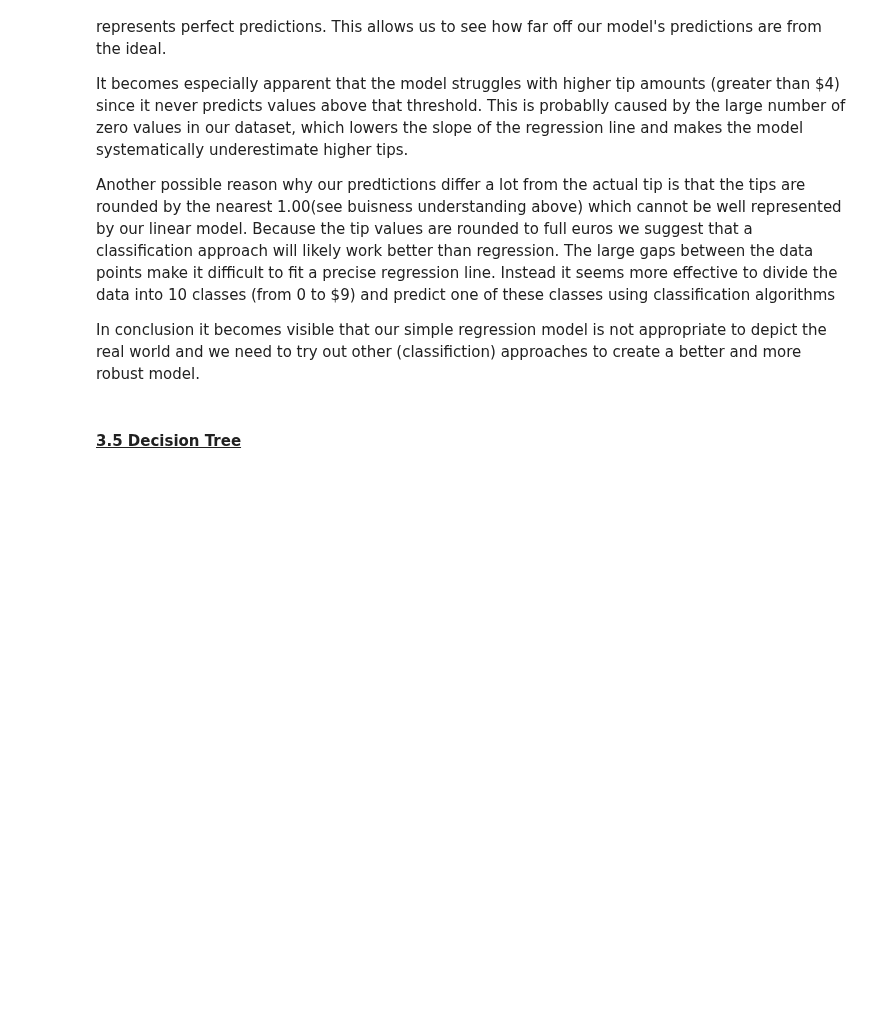
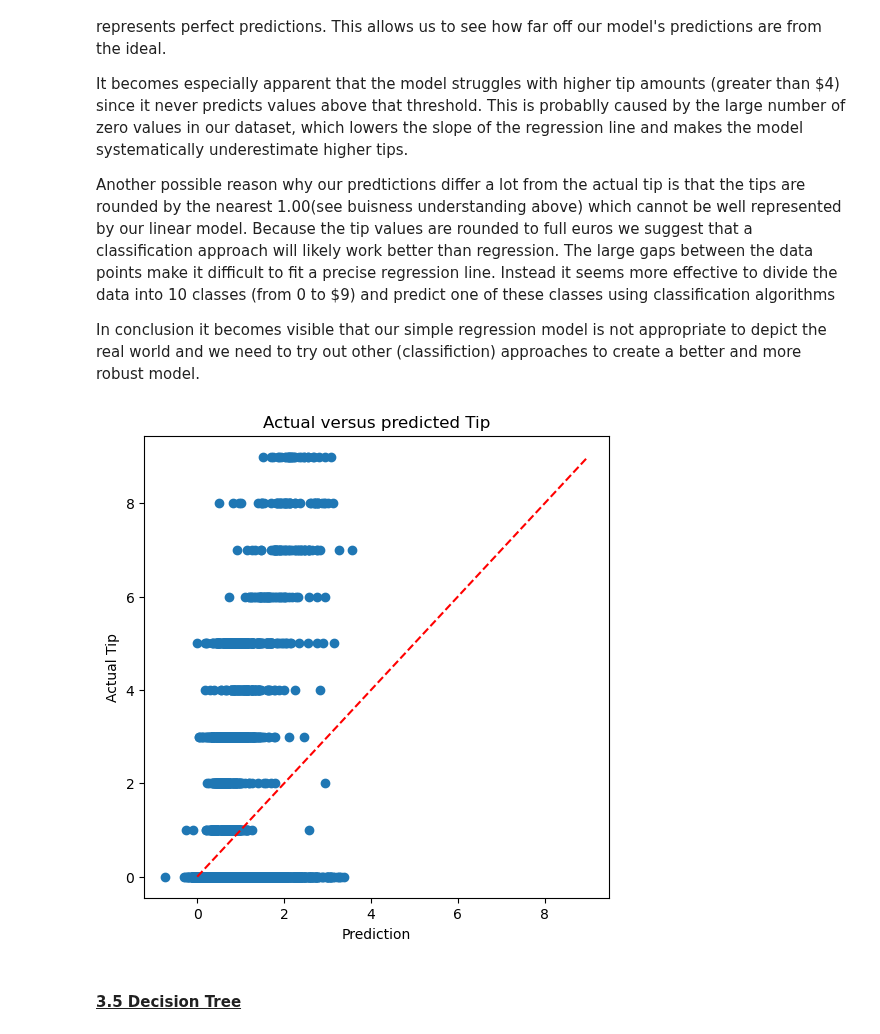
Before and after one commit to mrennefo/DSML-Project, a Jupyter notebook: DSML-Project.ipynb, the cells around one changed output. Cells and saved outputs as stored; diff of their text form; code cells hidden in the pictures; blank space fills up the shorter version.

Commit message:
Model 2 + sonstige Änderungen

```diff
--- a/DSML-Project.ipynb
+++ b/DSML-Project.ipynb
@@ -174,8 +184,8 @@ x = data_without_outliers.drop(columns = ["Tip"])
 y = data_without_outliers["Tip"]
 
 #Perform train test validation split
-x_train_data, x_test_data, y_train_data, y_test_data = train_test_split(x, y, test_size = 0.5, random_state = 42)
-x_val_data, x_test_data, y_val_data, y_test_data = train_test_split(x_test_data, y_test_data, test_size = 0.6, random_state = 42)
+x_train_data, x_test_data, y_train_data, y_test_data = train_test_split(x, y, test_size = 0.3, random_state = 42)
+x_val_data, x_test_data, y_val_data, y_test_data = train_test_split(x_test_data, y_test_data, test_size = 0.5, random_state = 42)
 print("Datasplit:")
 print(f"🏋️ Training: {len(x_train_data)} Samples ({len(x_train_data)/len(data_without_outliers)*100:.1f}%)")
 print(f"🔬 Testing: {len(x_test_data)} Samples ({len(x_test_data)/len(data_without_outliers)*100:.1f}%)")
@@ -339,13 +386,15 @@ In conclusion it becomes visible that our simple regression model is not appropr
 # %%
 plt.figure(figsize=(6, 6))
 #Plot ideal line
 plt.plot([y_val_data.min(), y_val_data.max()], [y_val_data.min(), y_val_data.max()], 'r--')
 #Scatter plot prediction versus actual tip
-plt.scatter(prediction[:5000], y_val_data[:5000])
+plt.scatter(linear_model_prediction[:5000], y_val_data[:5000])
 plt.xlabel('Prediction')
 plt.ylabel('Actual Tip')
 plt.title('Actual versus predicted Tip')
 plt.show()
+# %% [output]
+[figure, added]
 # %% [markdown]
 <h4 style="text-decoration: underline;">3.5 Decision Tree</h4>
 # %% [markdown]
```
Also changed, not shown: parts of 34 cells of this notebook.
